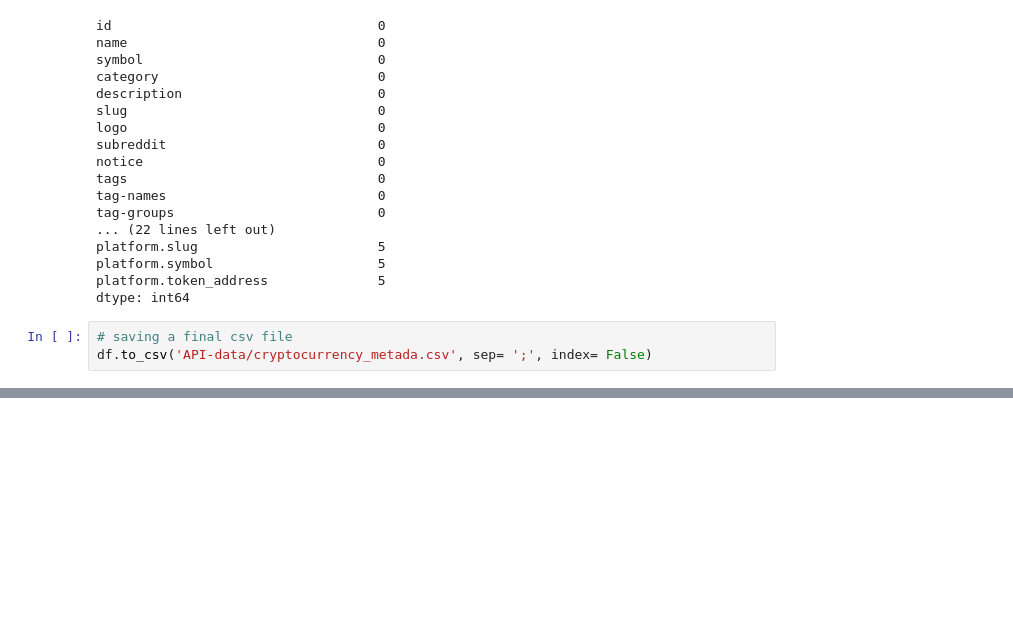
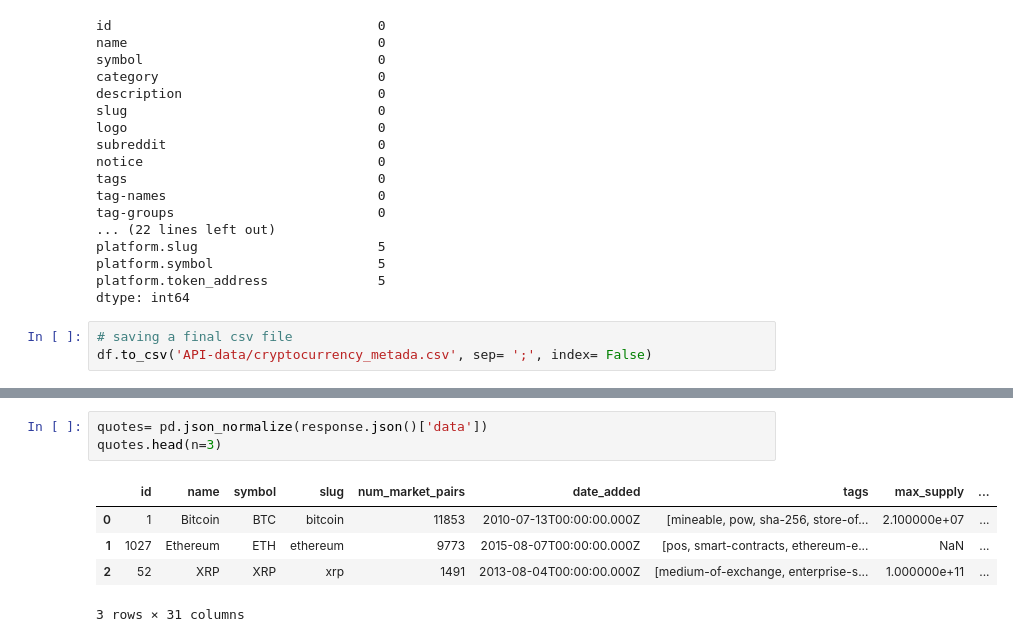
Before and after one commit to Lucas01iveira/Cryptocurrency-Tracker, a Jupyter notebook: Api_FirstApproach.ipynb, the cells around one changed output, grey strips where cells are left out. Saved outputs shown, nothing was run; the diff lists cells and outputs as text; blank space fills up the shorter version.

```diff
--- a/Api_FirstApproach.ipynb
+++ b/Api_FirstApproach.ipynb
@@ -182,0 +308,9 @@ df.to_csv('API-data/cryptocurrency_metada.csv', sep= ';', index= False)
+# %%
+quotes= pd.json_normalize(response.json()['data'])
+quotes.head(n=3)
+# %% [output]
+|  | id | name | symbol | slug | num_market_pairs | date_added | tags | max_supply | ... |
+| 0 | 1 | Bitcoin | BTC | bitcoin | 11853 | 2010-07-13T00:00:00.000Z | [mineable, pow, sha-256, store-of... | 2.100000e+07 | ... |
+| 1 | 1027 | Ethereum | ETH | ethereum | 9773 | 2015-08-07T00:00:00.000Z | [pos, smart-contracts, ethereum-e... | NaN | ... |
+| 2 | 52 | XRP | XRP | xrp | 1491 | 2013-08-04T00:00:00.000Z | [medium-of-exchange, enterprise-s... | 1.000000e+11 | ... |
+3 rows × 31 columns
```
Also changed, not shown: parts of 16 cells of this notebook.
